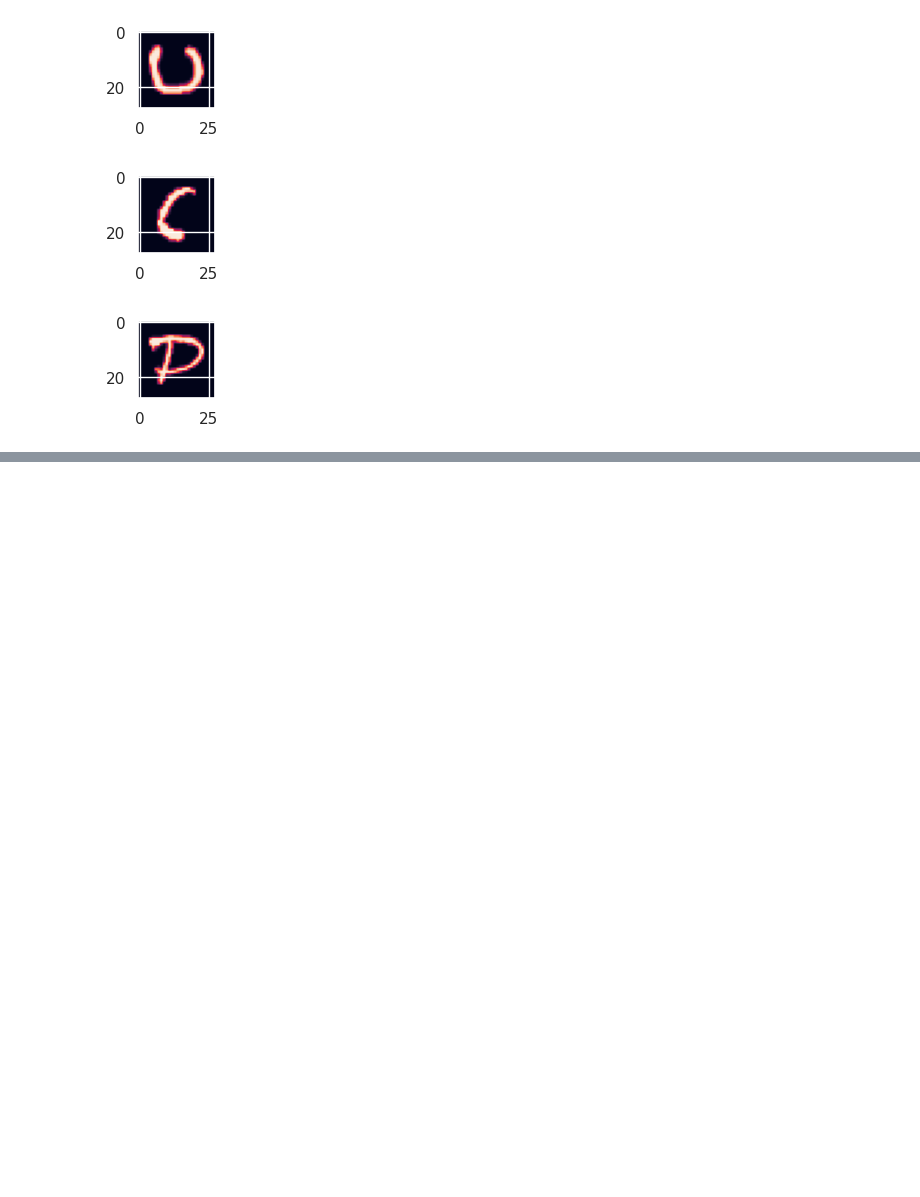
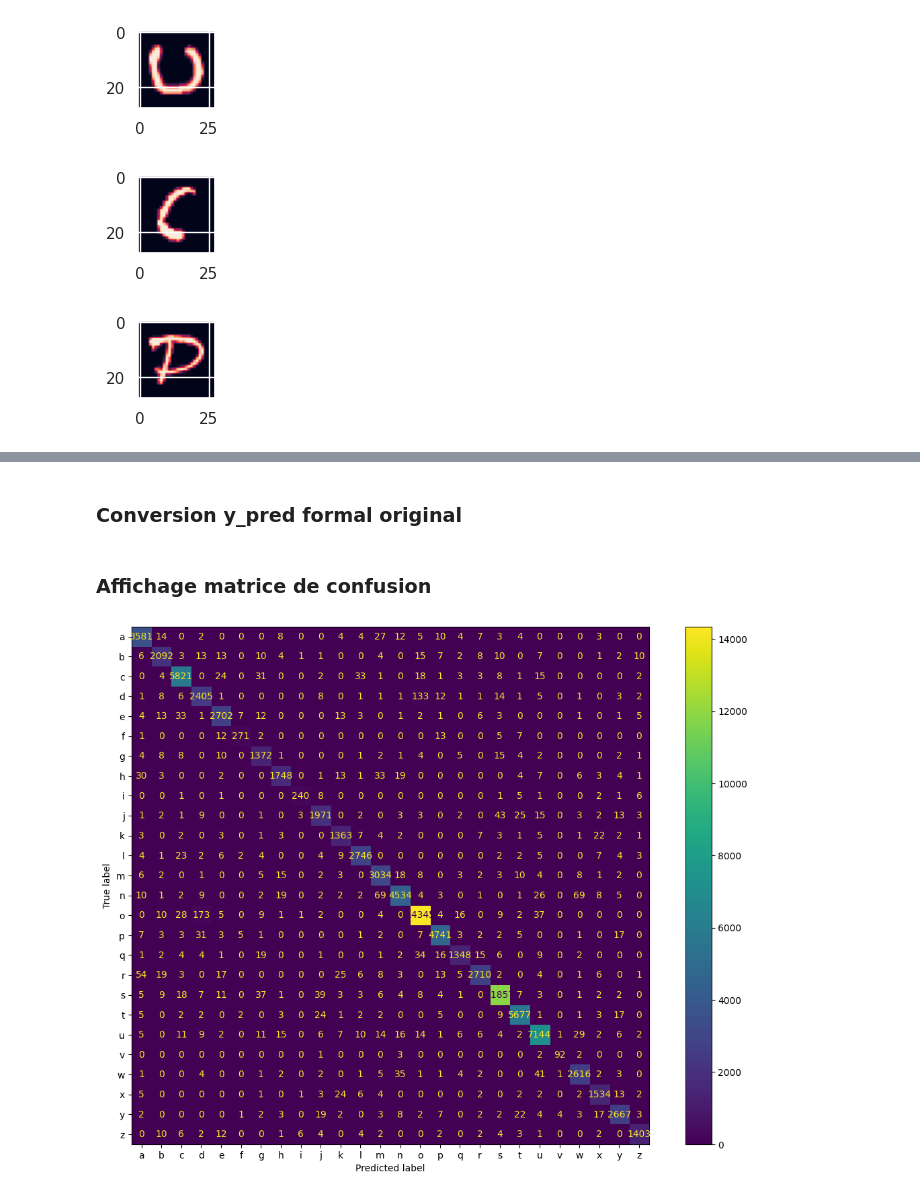
Before and after one commit to jExbrayat/recognize-handwritten-letters, a Jupyter notebook: src/rendu-final/notebook-final.ipynb, the cells around one changed output, grey strips where cells are left out. Cells and saved outputs as stored; diff of their text form; code cells hidden in the pictures; blank space fills up the shorter version.

```diff
--- a/src/rendu-final/notebook-final.ipynb
+++ b/src/rendu-final/notebook-final.ipynb
@@ -56,0 +328,3 @@ for i in range(5):
+# %%
+y = test_dataset[:, 0]
+X = test_dataset[:, 1:]
@@ -56,0 +333,2 @@ for i in range(5):
+# %%
+y_pred = model.predict(X)
@@ -56,0 +337,18 @@ for i in range(5):
+# %% [markdown]
+### Conversion y_pred formal original
+# %%
+y_pred_convert = list(map(np.argmax, y_pred))
+# %%
+letters = [chr(i) for i in range(ord("a"), ord("z") + 1)]
+# %% [markdown]
+### Affichage matrice de confusion
+# %%
+cm = confusion_matrix(y_true=y, y_pred=y_pred_convert)
+disp = ConfusionMatrixDisplay(confusion_matrix=cm, display_labels=letters)
+
+fig, ax = plt.subplots(figsize=(14, 10))
+disp.plot(ax=ax)
+plt.savefig(f"{model_results_folder}/confusion_matrix.png")
+plt.show()
+# %% [output]
+[figure, added]
```
Also changed, not shown: parts of 24 cells of this notebook.
